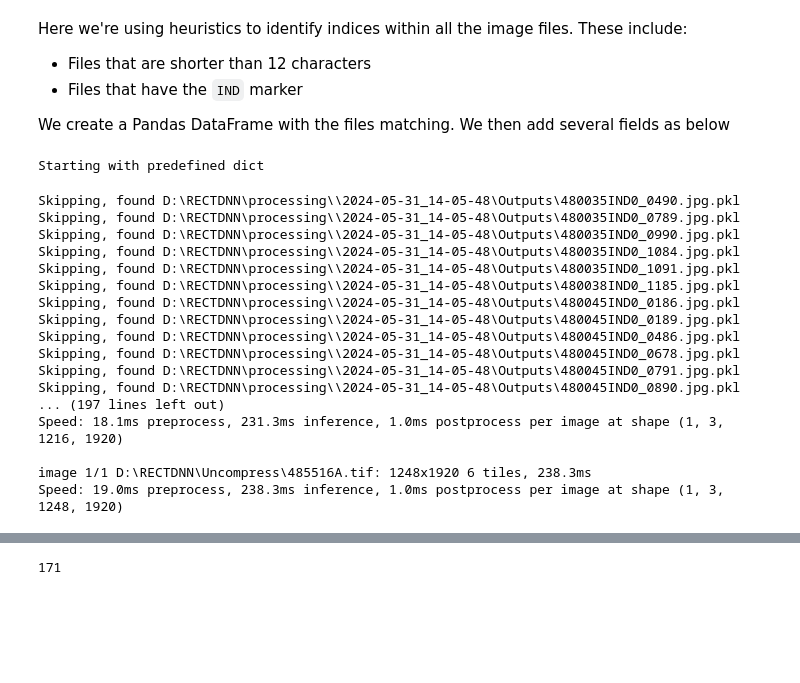
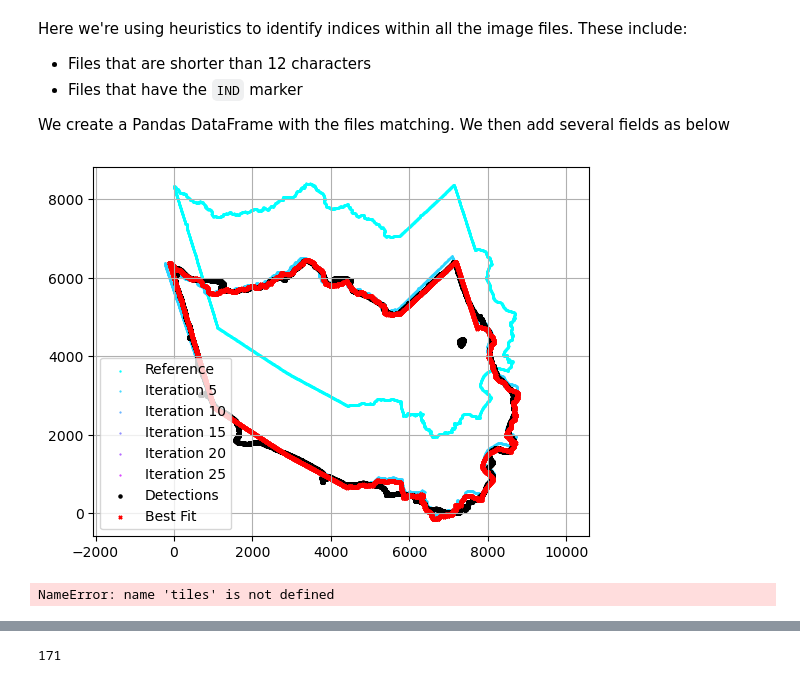
Before and after one commit to f-haces/RECTDNN, a Jupyter notebook: IndexGeoreferencing.ipynb, the cells around one changed output, grey strips where cells are left out. Cells and saved outputs as stored; diff of their text form; code cells hidden in the pictures; blank space fills up the shorter version.

```diff
--- a/IndexGeoreferencing.ipynb
+++ b/IndexGeoreferencing.ipynb
@@ -29,7 +31,7 @@ username = os.getlogin()
 
 dnn_params = {}
 dnn_params['CLNN'] = {}
-dnn_params['TPNN'] = {}
+dnn_params['TPNN'] = {"legacy" : True}
 dnn_params['RLNN'] = {}
 dnn_params['FLNN'] = {}
 dnn_params['TLNN'] = {}
@@ -119,11 +121,11 @@ Here we're using heuristics to identify indices within all the image files. Thes
 We create a Pandas DataFrame with the files matching. We then add several fields as below
 # %%
 # LIST ALL IMAGES IN DIRECTORY
-image_files = glob.glob(f"{base_input_path}/*")
+image_files = glob.glob(f"{base_input_path}/*48201*")
 
 # FILTER IMAGES USING HEURISTICS
 patterns = ["IND", "_1."]
-index_files = [file for pattern in patterns for file in glob.glob(base_input_path + "\\*" + pattern + "*")]
+index_files = [file for pattern in patterns for file in glob.glob(base_input_path + "\\*48201*" + pattern + "*")]
 filtered_files = [file for file in image_files if len(os.path.basename(file)) < 12]
 index_files.extend(filtered_files)
 
@@ -149,8 +151,6 @@ except:
     gen_dict = {}
 
 for i, row in tqdm(index_files.iterrows(), total=index_files.shape[0]):
-
-    try:
 
         filename = os.path.basename(row["FilePath"])
 
@@ -181,13 +181,13 @@ for i, row in tqdm(index_files.iterrows(), total=index_files.shape[0]):
         # tiles, TLNN            = findTiles(row["FilePath"], model=TLNN, **dnn_params['TLNN'], verbose=False, device="cuda",
         #                                    save_dir=os.path.join(outputs_dir, filename.split(".")[0] + "_BBNN.tif"))
 
-        tiles, TLNN = runTLNN(row['FilePath'])
+        # tiles, TLNN = runTLNN(row['FilePath'])
 
         dnn_outputs = {
             "classifications"   : classifications,
             "effectiveArea"     : effectiveArea,
             "countyArea"    : countyArea,
-            "tiles"         : tiles
+            # "tiles"         : tiles
         }
 
         # GET COUNTY BOUNDS IDENTIFIED IN INDEX BY TLNN
@@ -209,52 +209,33 @@ for i, row in tqdm(index_files.iterrows(), total=index_files.shape[0]):
         key = findKey(row["Basename"])
         if key is None:
             print(f"Could not find key in {filename}")
 
         # DO ICP
-        transform_dict = performICPonIndex(boundaries, dnn_outputs, debug=False, plot=False, rotation=True, shear=False, perspective=False, icp_iterations=30)
+        transform_dict = performICPonIndex(boundaries, dnn_outputs, debug=False, plot=True, rotation=True, shear=False, perspective=False, icp_iterations=30)
 
         # GET TRANSFORM FROM ICP TO CRS TRANSFORM
         output_transform, transform_dict = ICPtoCRSTransform(image_arry, transform_dict)
 
         # GET OUTPUT TRANSFORM INTO AFFINE AND WRITE
         output_affine = Affine(*output_transform.flatten()[:6])
         with rio.open(output_image_fn, 'w',
             driver='GTiff',
             height=image.shape[0], width=image.shape[1],
             count=1, dtype=image.dtype,
             crs=f'EPSG:3857',
             transform=rio.Affine(*output_transform.flatten()[:6])) as dst:
                 dst.write(image, 1)
 
         tiles['transform_info'] = transform_dict
         tiles['output_transform'] = output_transform
         gen_dict[filename] = tiles
 
         with open(os.path.join(outputs_dir, f"{filename}.pkl"), 'wb') as handle:
             pickle.dump(gen_dict, handle, protocol=pickle.HIGHEST_PROTOCOL)
-    except:
-        continue
-
 
 
 with open(os.path.join(outputs_dir, "IndexCoords.pkl"), 'wb') as handle:
     pickle.dump(gen_dict, handle, protocol=pickle.HIGHEST_PROTOCOL)
 # %% [output]
+[figure, added]
-Starting with predefined dict
+NameError: name 'tiles' is not defined
-Skipping, found D:\RECTDNN\processing\\2024-05-31_14-05-48\Outputs\480035IND0_0490.jpg.pkl
-Skipping, found D:\RECTDNN\processing\\2024-05-31_14-05-48\Outputs\480035IND0_0789.jpg.pkl
-Skipping, found D:\RECTDNN\processing\\2024-05-31_14-05-48\Outputs\480035IND0_0990.jpg.pkl
-Skipping, found D:\RECTDNN\processing\\2024-05-31_14-05-48\Outputs\480035IND0_1084.jpg.pkl
-Skipping, found D:\RECTDNN\processing\\2024-05-31_14-05-48\Outputs\480035IND0_1091.jpg.pkl
-Skipping, found D:\RECTDNN\processing\\2024-05-31_14-05-48\Outputs\480038IND0_1185.jpg.pkl
-Skipping, found D:\RECTDNN\processing\\2024-05-31_14-05-48\Outputs\480045IND0_0186.jpg.pkl
-Skipping, found D:\RECTDNN\processing\\2024-05-31_14-05-48\Outputs\480045IND0_0189.jpg.pkl
-Skipping, found D:\RECTDNN\processing\\2024-05-31_14-05-48\Outputs\480045IND0_0486.jpg.pkl
-Skipping, found D:\RECTDNN\processing\\2024-05-31_14-05-48\Outputs\480045IND0_0678.jpg.pkl
-Skipping, found D:\RECTDNN\processing\\2024-05-31_14-05-48\Outputs\480045IND0_0791.jpg.pkl
-Skipping, found D:\RECTDNN\processing\\2024-05-31_14-05-48\Outputs\480045IND0_0890.jpg.pkl
-... (197 lines left out)
-Speed: 18.1ms preprocess, 231.3ms inference, 1.0ms postprocess per image at shape (1, 3, 1216, 1920)
-
-image 1/1 D:\RECTDNN\Uncompress\485516A.tif: 1248x1920 6 tiles, 238.3ms
-Speed: 19.0ms preprocess, 238.3ms inference, 1.0ms postprocess per image at shape (1, 3, 1248, 1920)
```
Also changed, not shown: parts of 9 cells of this notebook, 40 other files.
